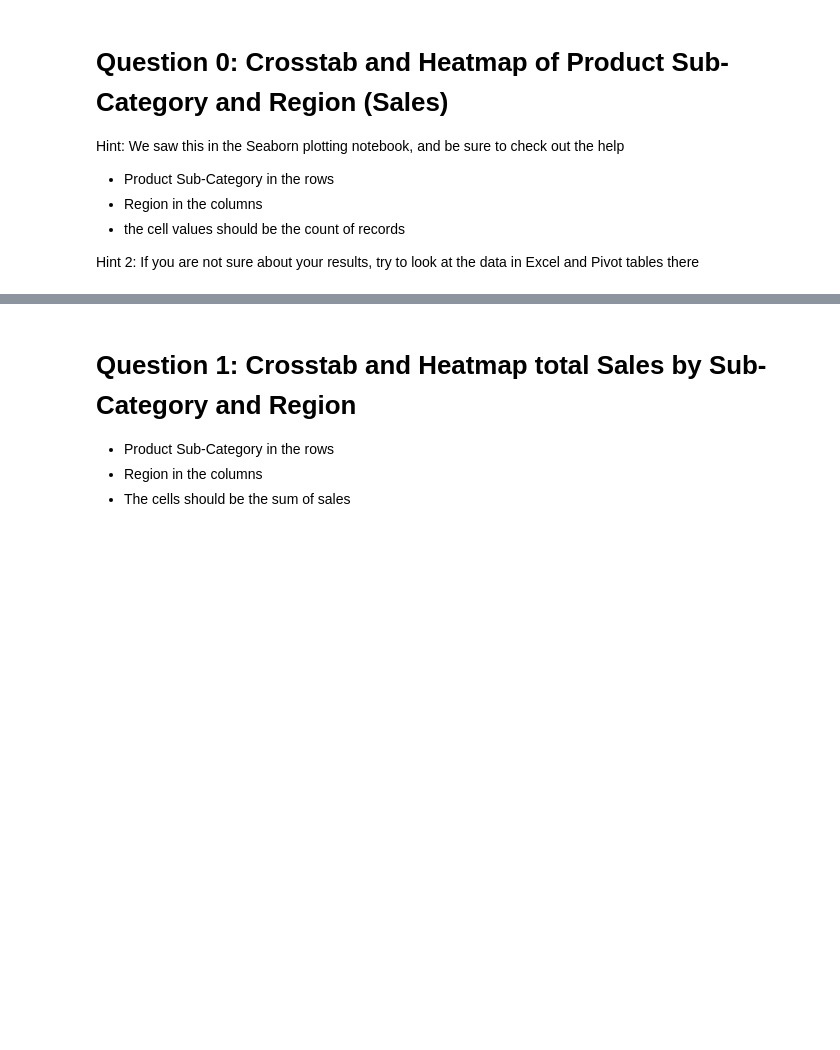
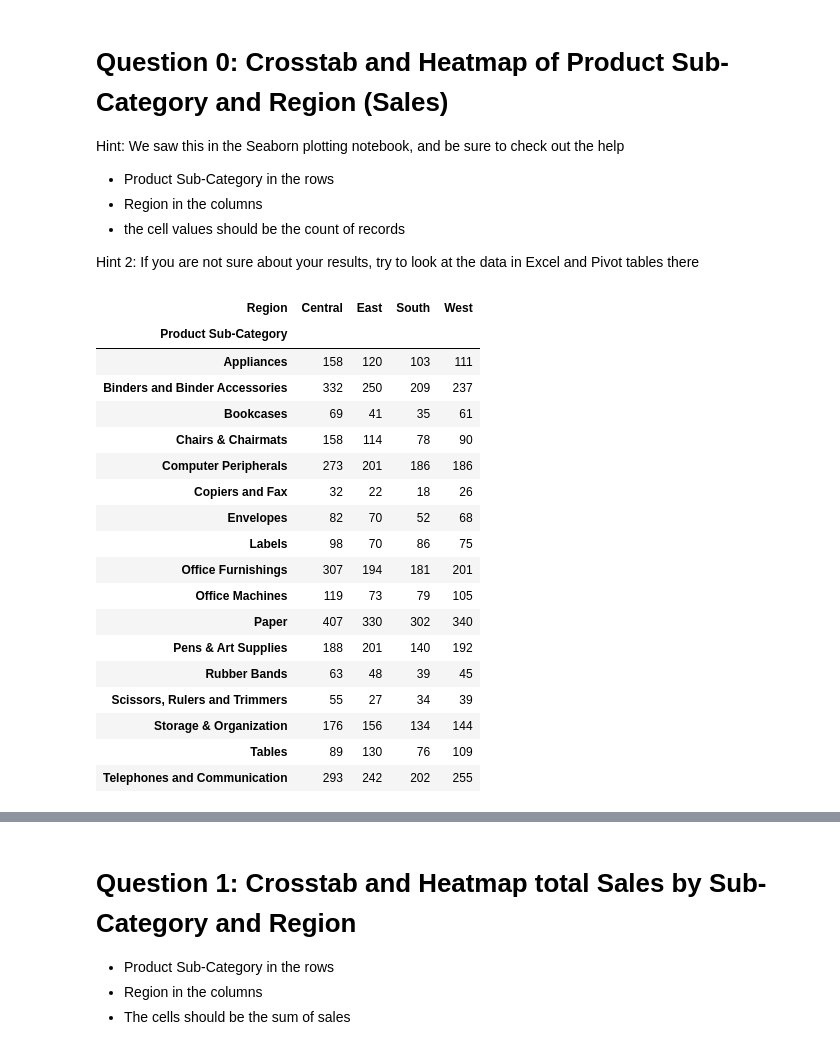
Before and after one commit to kstaples1/IS834, a Jupyter notebook: Assignment_3_Exercise.ipynb, the cells around one changed output, grey strips where cells are left out. Cells and saved outputs as stored; diff of their text form; code cells hidden in the pictures; blank space fills up the shorter version.

```diff
--- a/Assignment_3_Exercise.ipynb
+++ b/Assignment_3_Exercise.ipynb
@@ -35,4 +36,24 @@ dd = pd.read_excel("http://www.cse.ohio-state.edu/~hwshen/Melbourne/Data/Superst
 
  Hint 2:  If you are not sure about your results, try to look at the data in Excel and Pivot tables there
 # %%
-q0 = pd.crosstab(index=dd['Product Sub-Category'],columns = dd['Region'], aggfunc="count", values= dd.Sales)
+pd.crosstab(index=dd['Product Sub-Category'],columns = dd['Region'], aggfunc="count", values= dd.Sales)
+# %% [output]
+| Region | Central | East | South | West |
+| Product Sub-Category |  |  |  |  |
+| Appliances | 158 | 120 | 103 | 111 |
+| Binders and Binder Accessories | 332 | 250 | 209 | 237 |
+| Bookcases | 69 | 41 | 35 | 61 |
+| Chairs & Chairmats | 158 | 114 | 78 | 90 |
+| Computer Peripherals | 273 | 201 | 186 | 186 |
+| Copiers and Fax | 32 | 22 | 18 | 26 |
+| Envelopes | 82 | 70 | 52 | 68 |
+| Labels | 98 | 70 | 86 | 75 |
+| Office Furnishings | 307 | 194 | 181 | 201 |
+| Office Machines | 119 | 73 | 79 | 105 |
+| Paper | 407 | 330 | 302 | 340 |
+| Pens & Art Supplies | 188 | 201 | 140 | 192 |
+| Rubber Bands | 63 | 48 | 39 | 45 |
+| Scissors, Rulers and Trimmers | 55 | 27 | 34 | 39 |
+| Storage & Organization | 176 | 156 | 134 | 144 |
+| Tables | 89 | 130 | 76 | 109 |
+| Telephones and Communication | 293 | 242 | 202 | 255 |
```
Also changed, not shown: parts of 12 cells of this notebook, 11 other files.
